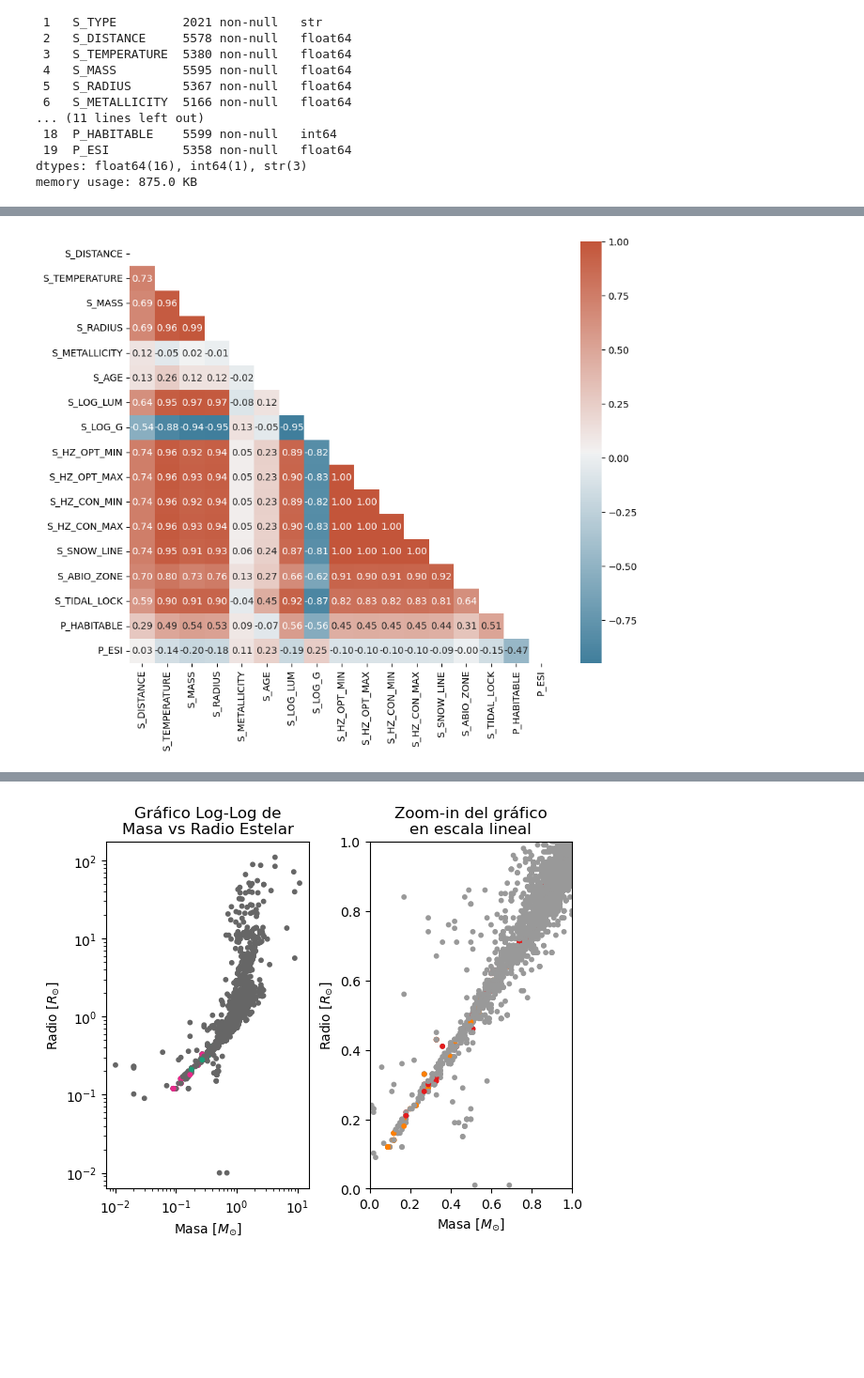
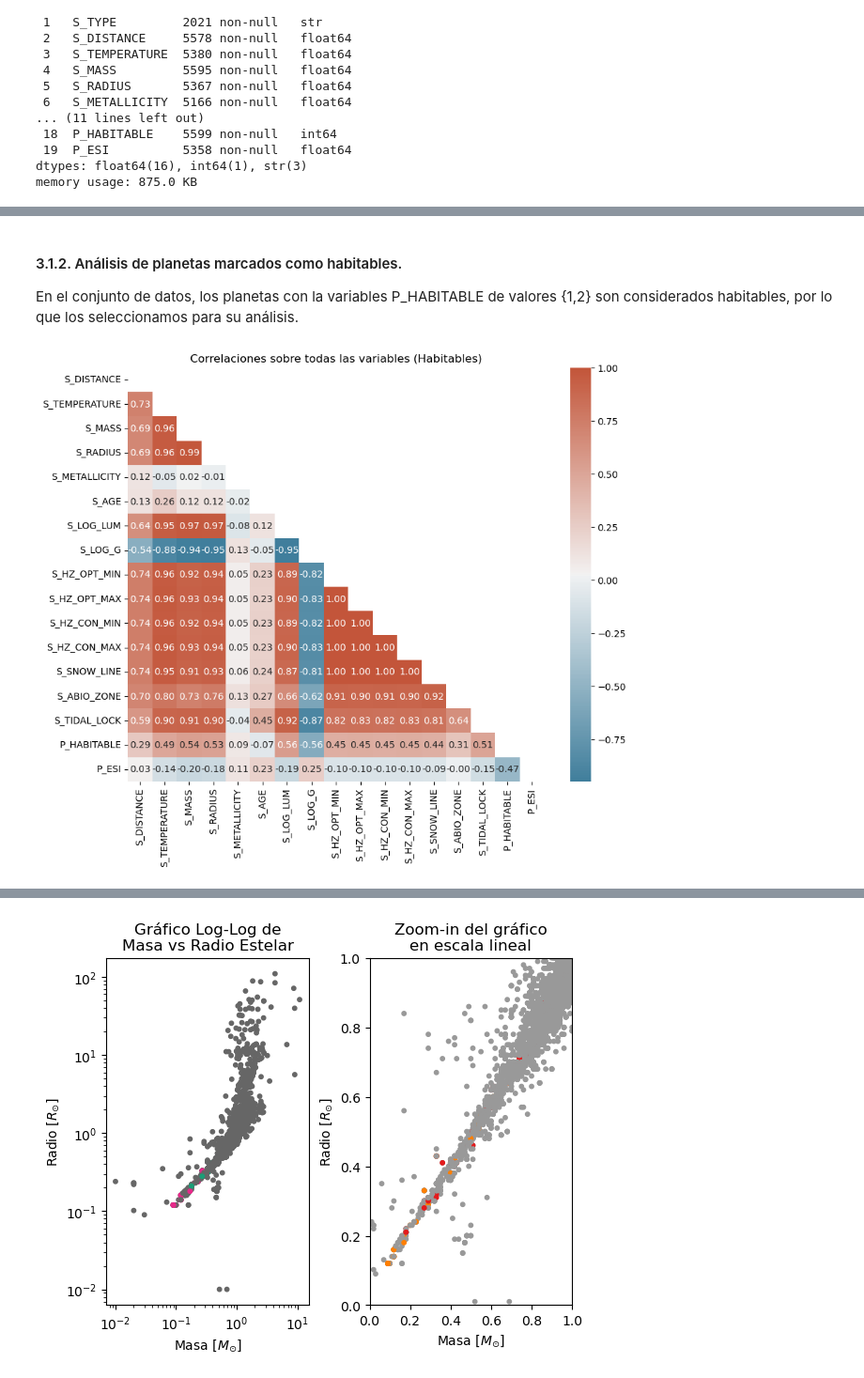
Before and after one commit to sphxisnot/Big-Data-2026, a Jupyter notebook: Hackaton_planetas_grupo_3.ipynb, the cells around one changed output, grey strips where cells are left out. Shown at 94% size. Saved outputs shown, nothing was run; the diff lists cells and outputs as text; code cells hidden in the pictures; blank space fills up the shorter version.

```diff
--- a/Hackaton_planetas_grupo_3.ipynb
+++ b/Hackaton_planetas_grupo_3.ipynb
@@ -86,11 +120,16 @@ plt.show()
+# %% [markdown]
+#### 3.1.2. Análisis de planetas marcados como habitables.
+
+En el conjunto de datos, los planetas con la variables P_HABITABLE de valores {1,2} son considerados habitables, por lo que los seleccionamos para su análisis.
 # %%
 data_habitable=data[data["P_HABITABLE"]>=1] # filtramos por aquellos exoplanetas considerados "habitables"
 # %%
-corrs_hab=data_habitable[cols].corr()
+corrs_hab=data_habitable[cols].corr() #correlaciones.
 fi,aa = plt.subplots(figsize=(10,8))
 mask = np.triu(np.ones_like(corrs_hab,dtype=bool))
 cmap = sns.diverging_palette(230, 20, as_cmap=True)
 sns.heatmap(corrs_hab, mask=mask, ax=aa, annot=True, fmt=".2f",cmap=cmap)
+aa.set(title="Correlaciones sobre todas las variables (Habitables)")
 plt.show()
 # %% [output]
-[figure, old version]
+[figure, new version]
```
Also changed, not shown: parts of 31 cells of this notebook.
